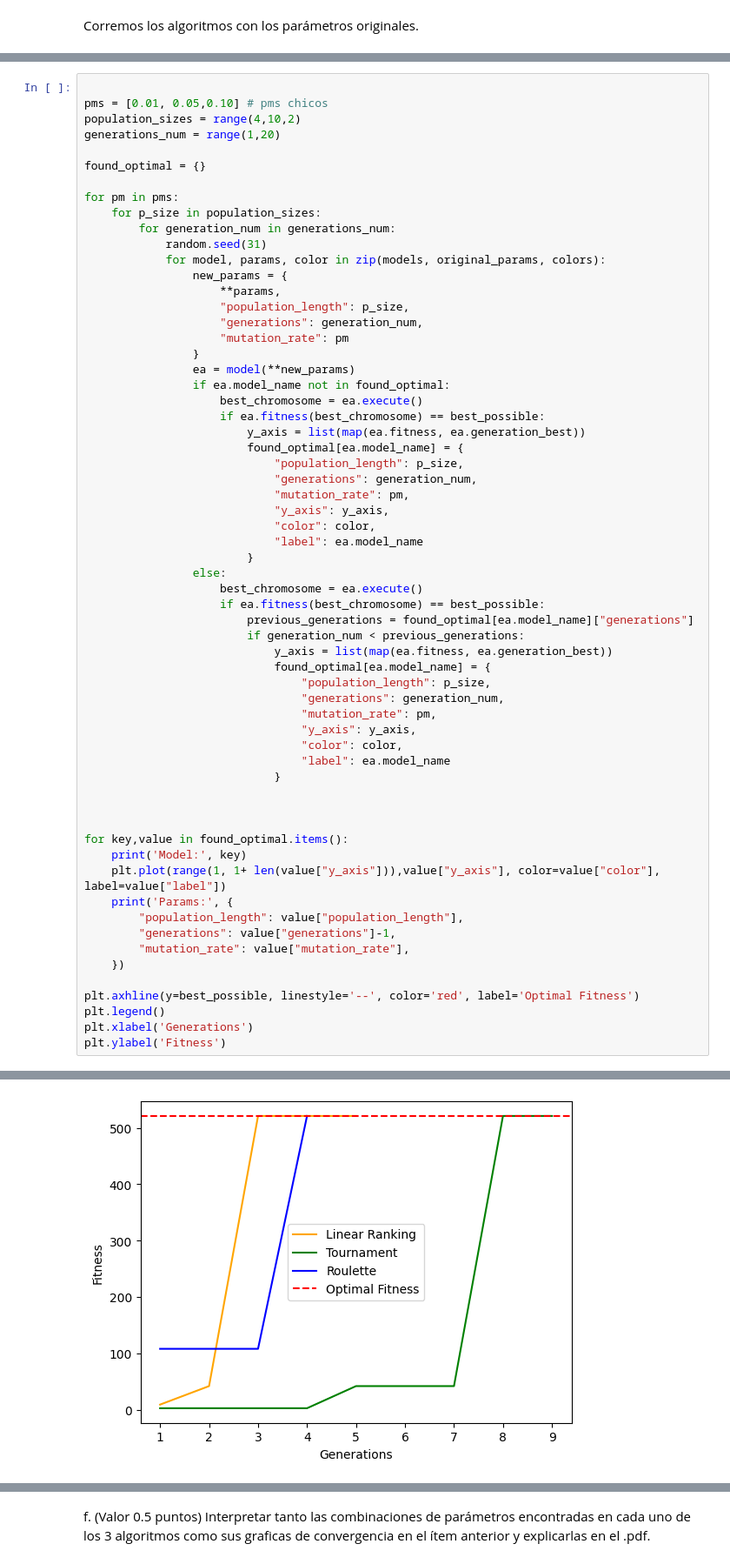
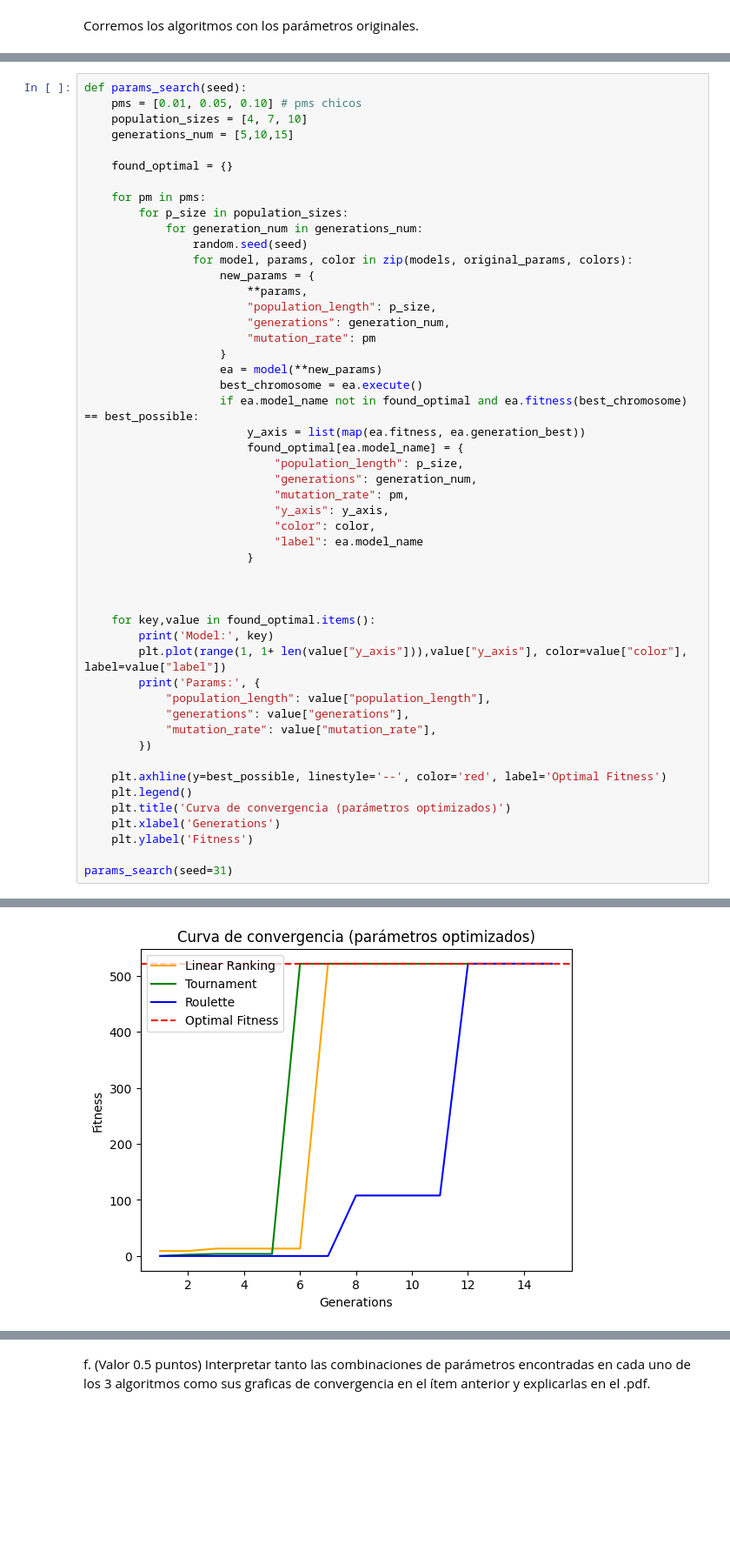
Before and after one commit to gx-ceia-tps/evolutionary-algorithms, a Jupyter notebook: ea-tp1/tp1.ipynb, the cells around one changed output, grey strips where cells are left out. Shown at 87% size. Drawn from its saved outputs; the diff is of its cells as text; blank space fills up the shorter version.

```diff
--- a/ea-tp1/tp1.ipynb
+++ b/ea-tp1/tp1.ipynb
@@ -270,26 +273,25 @@ Haremos una búsqueda de hiperparámetros en formato grilla y nos quedamos con e
 # %%
+def params_search(seed):
+    pms = [0.01, 0.05, 0.10] # pms chicos
+    population_sizes = [4, 7, 10]
+    generations_num = [5,10,15]
 
-pms = [0.01, 0.05,0.10] # pms chicos
-population_sizes = range(4,10,2)
-generations_num = range(1,20)
+    found_optimal = {}
 
-found_optimal = {}
-
-for pm in pms:
-    for p_size in population_sizes:
-        for generation_num in generations_num:
-            random.seed(31)
-            for model, params, color in zip(models, original_params, colors):
-                new_params = {
-                    **params,
-                    "population_length": p_size,
-                    "generations": generation_num,
-                    "mutation_rate": pm
-                }
-                ea = model(**new_params)
-                if ea.model_name not in found_optimal:
+    for pm in pms:
+        for p_size in population_sizes:
+            for generation_num in generations_num:
+                random.seed(seed)
+                for model, params, color in zip(models, original_params, colors):
+                    new_params = {
+                        **params,
+                        "population_length": p_size,
+                        "generations": generation_num,
+                        "mutation_rate": pm
+                    }
+                    ea = model(**new_params)
                     best_chromosome = ea.execute()
-                    if ea.fitness(best_chromosome) == best_possible:
+                    if ea.model_name not in found_optimal and ea.fitness(best_chromosome) == best_possible:
                         y_axis = list(map(ea.fitness, ea.generation_best))
                         found_optimal[ea.model_name] = {
                             "population_length": p_size,
@@ -299,35 +301,24 @@ for pm in pms:
                             "color": color,
                             "label": ea.model_name
                         }
-                else:
-                    best_chromosome = ea.execute()
-                    if ea.fitness(best_chromosome) == best_possible:
-                        previous_generations = found_optimal[ea.model_name]["generations"]
-                        if generation_num < previous_generations:
-                            y_axis = list(map(ea.fitness, ea.generation_best))
-                            found_optimal[ea.model_name] = {
-                                "population_length": p_size,
-                                "generations": generation_num,
-                                "mutation_rate": pm,
-                                "y_axis": y_axis,
-                                "color": color,
-                                "label": ea.model_name
-                            }
 
 
 
-for key,value in found_optimal.items():
-    print('Model:', key)
-    plt.plot(range(1, 1+ len(value["y_axis"])),value["y_axis"], color=value["color"], label=value["label"])
-    print('Params:', {
-        "population_length": value["population_length"],
-        "generations": value["generations"]-1,
-        "mutation_rate": value["mutation_rate"],
-    })
+    for key,value in found_optimal.items():
+        print('Model:', key)
+        plt.plot(range(1, 1+ len(value["y_axis"])),value["y_axis"], color=value["color"], label=value["label"])
+        print('Params:', {
+            "population_length": value["population_length"],
+            "generations": value["generations"],
+            "mutation_rate": value["mutation_rate"],
+        })
 
-plt.axhline(y=best_possible, linestyle='--', color='red', label='Optimal Fitness')
-plt.legend()
-plt.xlabel('Generations')
-plt.ylabel('Fitness')
+    plt.axhline(y=best_possible, linestyle='--', color='red', label='Optimal Fitness')
+    plt.legend()
+    plt.title('Curva de convergencia (parámetros optimizados)')
+    plt.xlabel('Generations')
+    plt.ylabel('Fitness')
+
+params_search(seed=31)
 # %% [output]
 Model: Linear Ranking
@@ -340 +330 @@ Text(0, 0.5, 'Fitness')
-[figure, old version]
+[figure, new version]
```
Also changed, not shown: parts of 15 cells of this notebook.
